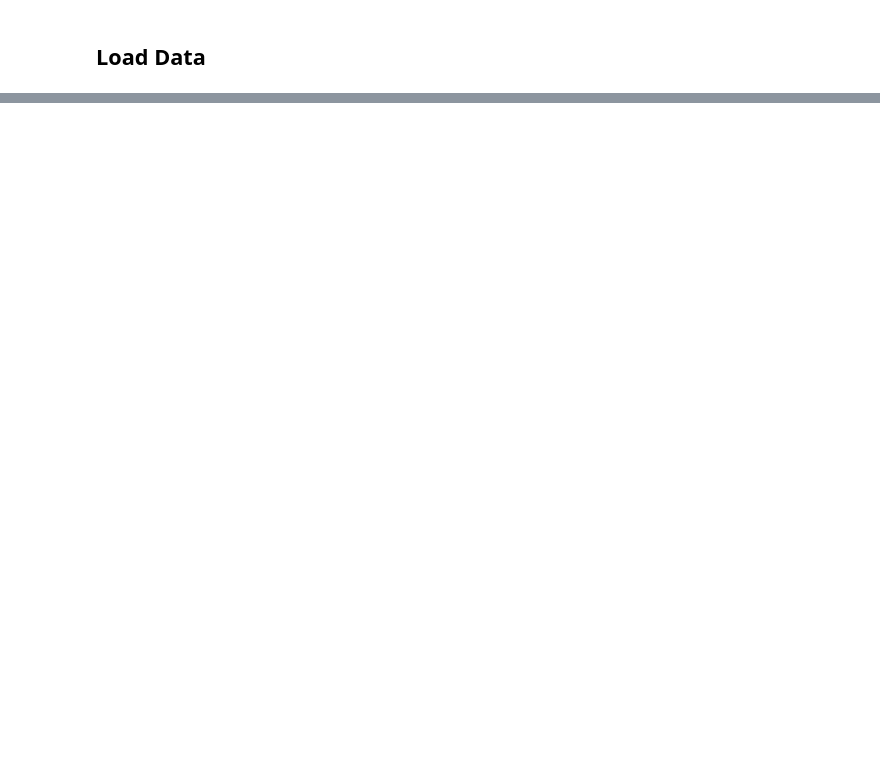
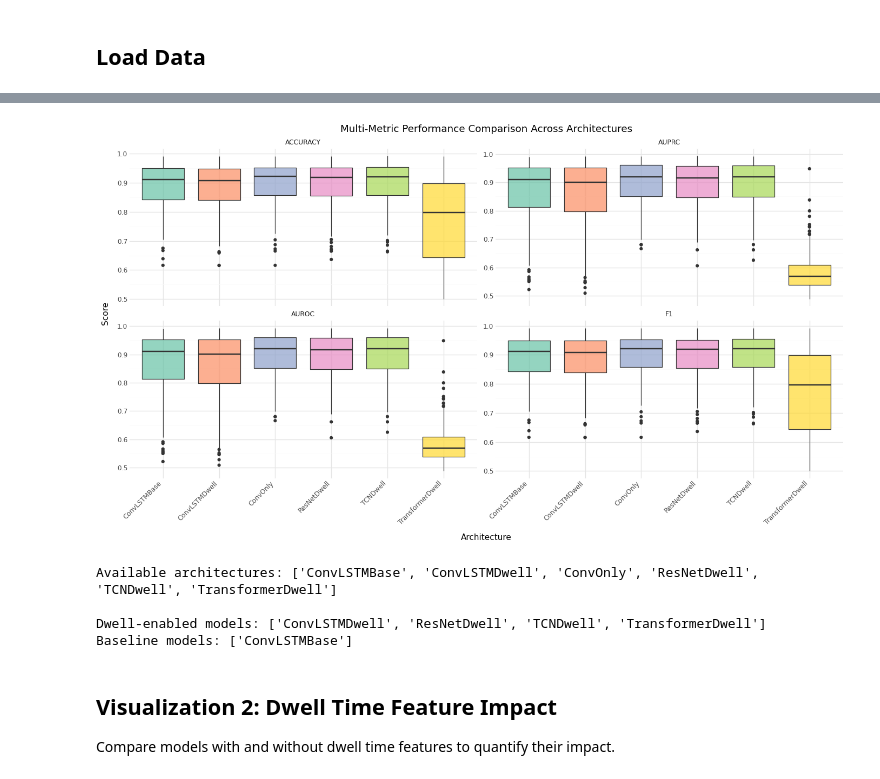
Before and after one commit to rnabioco/leech, a Jupyter notebook: notebooks/model_training_comparison.ipynb, the cells around one changed output, grey strips where cells are left out. Drawn from its saved outputs; the diff is of its cells as text; code cells hidden in the pictures; blank space fills up the shorter version.

```diff
--- a/notebooks/model_training_comparison.ipynb
+++ b/notebooks/model_training_comparison.ipynb
@@ -384,0 +274,46 @@ if len(architectures) >= 2:
+# %%
+# Multi-metric comparison
+metrics_long = df_pd.melt(
+    id_vars=["pair", "architecture"],
+    value_vars=["accuracy_mean", "f1_mean", "auroc_mean", "auprc_mean"],
+    var_name="metric",
+    value_name="score",
+)
+
+# Clean up metric names
+metrics_long["metric"] = metrics_long["metric"].str.replace("_mean", "").str.upper()
+
+p3 = (
+    ggplot(metrics_long, aes(x="architecture", y="score", fill="architecture"))
+    + geom_boxplot(alpha=0.7)
+    + facet_wrap("~metric", scales="free_y")
+    + labs(
+        title="Multi-Metric Performance Comparison Across Architectures",
+        x="Architecture",
+        y="Score",
+    )
+    + theme(
+        axis_text_x=element_text(rotation=45, hjust=1), legend_position="none", figure_size=(14, 8)
+    )
+    + scale_fill_brewer(type="qual", palette="Set2")
+)
+
+p3
+# %% [output]
+[figure, added]
+# %%
+# Identify dwell vs non-dwell architectures
+architectures = [a for a in df_pd["architecture"].unique() if a is not None]
+print(f"Available architectures: {architectures}")
+
+# Try to identify dwell-enabled vs baseline models
+dwell_models = [arch for arch in architectures if "dwell" in arch.lower()]
+base_models = [arch for arch in architectures if "base" in arch.lower()]
+
+print(f"\nDwell-enabled models: {dwell_models}")
+print(f"Baseline models: {base_models}")
+# %% [output]
+Available architectures: ['ConvLSTMBase', 'ConvLSTMDwell', 'ConvOnly', 'ResNetDwell', 'TCNDwell', 'TransformerDwell']
+
+Dwell-enabled models: ['ConvLSTMDwell', 'ResNetDwell', 'TCNDwell', 'TransformerDwell']
+Baseline models: ['ConvLSTMBase']
@@ -384,0 +364,4 @@ if len(architectures) >= 2:
+# %% [markdown]
+## Visualization 2: Dwell Time Feature Impact
+
+Compare models with and without dwell time features to quantify their impact.
```
Also changed, not shown: parts of 43 cells of this notebook, 3 other files.
